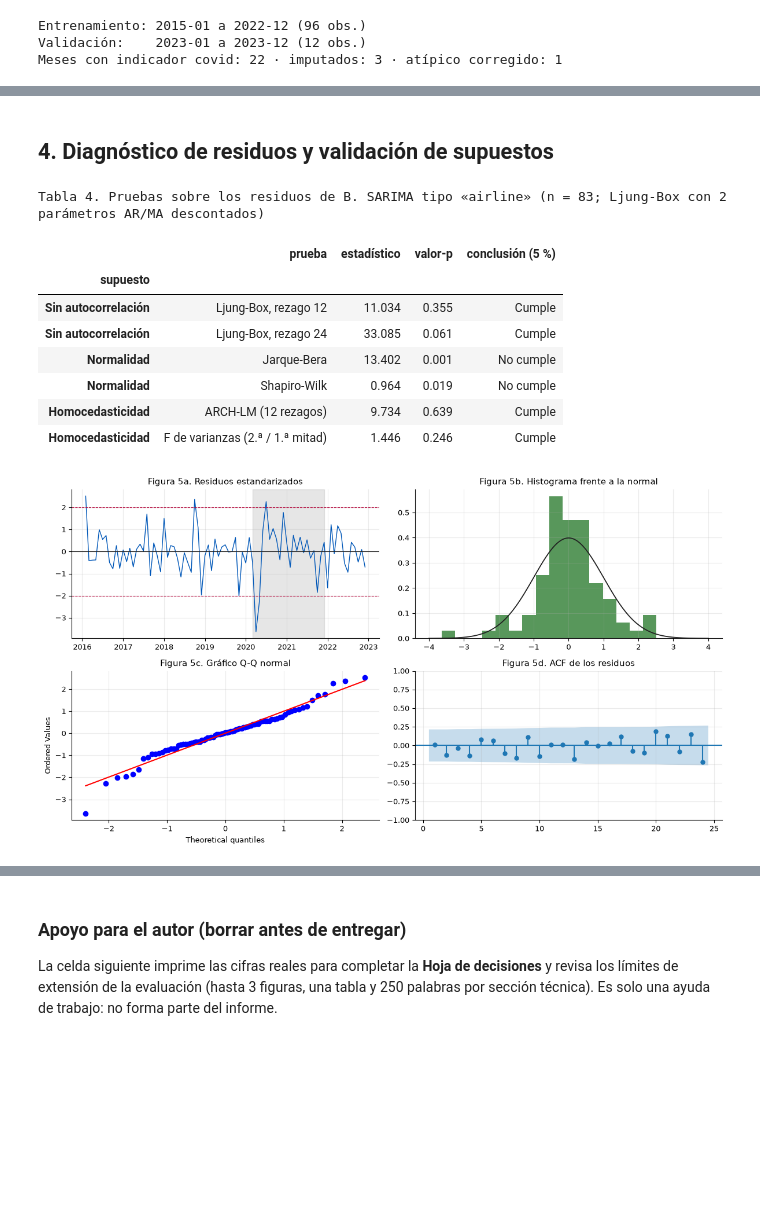
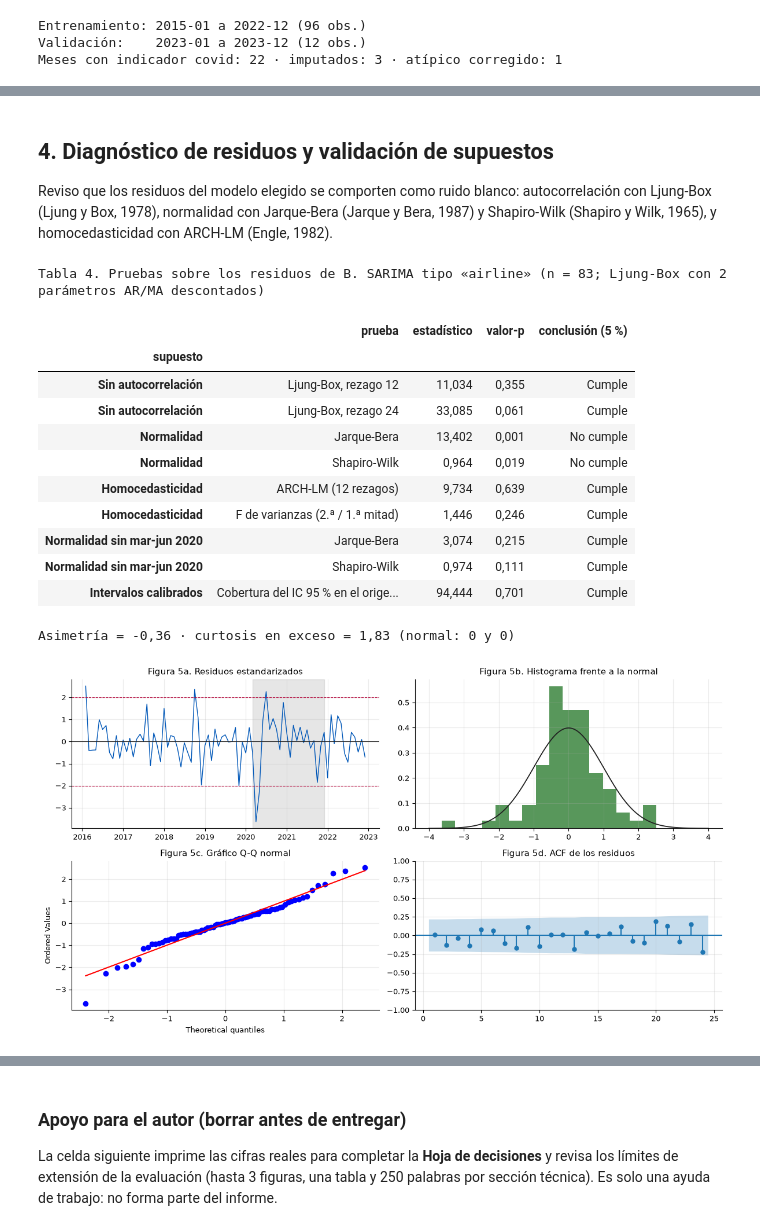
Before and after one commit to robertomoncada-blip/Magister_ciencia_datos, a Jupyter notebook: MCDI505/notebooks/mcdi505_f2rmoncada.ipynb, the cells around one changed output, grey strips where cells are left out. Drawn from its saved outputs; the diff is of its cells as text; code cells hidden in the pictures; blank space fills up the shorter version.

```diff
--- a/MCDI505/notebooks/mcdi505_f2rmoncada.ipynb
+++ b/MCDI505/notebooks/mcdi505_f2rmoncada.ipynb
@@ -51,6 +51,8 @@ tiempo = pd.Series(np.arange(len(df)) / 12.0, index=df.index, name="tiempo")   #
 ROJO, AZUL, VERDE, GRIS, NEGRO = "#b30338", "#0057b8", "#2e7d32", "#9e9e9e", "#222222"
 plt.rcParams.update({"figure.dpi": 100, "axes.grid": True, "grid.alpha": 0.25,
                      "axes.spines.top": False, "axes.spines.right": False, "font.size": 9})
+pd.set_option("display.float_format", lambda x: f"{x:.3f}".replace(".", ","))   # coma decimal en las tablas
+pd.set_option("display.max_colwidth", None)                                     # textos de tabla completos
 
 def c(x, n=2):
     """Número con coma decimal."""
@@ -381,5 +462,7 @@ interpretacion("3", texto)
 # %% [markdown]
 ## 4. Diagnóstico de residuos y validación de supuestos
+
+Reviso que los residuos del modelo elegido se comporten como ruido blanco: autocorrelación con Ljung-Box (Ljung y Box, 1978), normalidad con Jarque-Bera (Jarque y Bera, 1987) y Shapiro-Wilk (Shapiro y Wilk, 1965), y homocedasticidad con ARCH-LM (Engle, 1982).
 # %%
 # ============================================================
 # 4. Diagnóstico del modelo seleccionado: Ljung-Box (12 y 24), normalidad y ARCH-LM
@@ -399,42 +482,76 @@ v1, v2 = float(e.iloc[:mitad].var(ddof=1)), float(e.iloc[mitad:].var(ddof=1))
 F = v2 / v1
 p_F = 2 * min(stats.f.cdf(F, len(e) - mitad - 1, mitad - 1), 1 - stats.f.cdf(F, len(e) - mitad - 1, mitad - 1))
 
+# ¿De dónde viene la falta de normalidad? Forma de la distribución y pruebas sin el inicio del COVID-19 (mar-jun 2020)
+asim, curt = float(stats.skew(e)), float(stats.kurtosis(e))             # curtosis en exceso (normal = 0)
+INICIO_COVID = (e.index >= pd.Timestamp("2020-03-01")) & (e.index <= pd.Timestamp("2020-06-01"))
+jb_p_sin, sw_p_sin = float(stats.jarque_bera(e[~INICIO_COVID])[1]), float(stats.shapiro(e[~INICIO_COVID])[1])
+
+# ¿Están bien calibrados los intervalos? Cobertura empírica del IC 95 % en el origen móvil (sección 3)
+p_, d_, q_, P_, D__, Q_ = sel["spec"]
+dentro = []
+for T in ORIGENES:
+    idx_T = y[f"{T}-01":f"{T}-12"].index
+    res_T = res_sel if T == 2023 else ajustar(ly_hasta_2023[:f"{T - 1}-12"], sel["spec"])
+    ic_T = np.exp(np.asarray(res_T.get_forecast(steps=12, exog=exog_modelo(idx_T, d_, D__)).conf_int(alpha=0.05)))
+    real_T = y.loc[idx_T].to_numpy()
+    dentro += list((real_T >= ic_T[:, 0]) & (real_T <= ic_T[:, 1]))
+cobertura = 100 * float(np.mean(dentro))
+p_cob = float(stats.binomtest(int(np.sum(dentro)), len(dentro), 0.95).pvalue)   # H0: la cobertura real es 95 %
+
+# Sensibilidad: indicador adicional para el mínimo de abril a junio de 2020
+pico = pd.Series(((ly_train.index >= "2020-04-01") & (ly_train.index <= "2020-06-01")).astype(float), index=ly_train.index)
+X_pico = exog_modelo(ly_train.index, d_, D__).assign(pico=pico)
+res_pico = SARIMAX(ly_train, exog=X_pico, order=(p_, d_, q_), seasonal_order=(P_, D__, Q_, S if (P_ or D__ or Q_) else 0),
+                   trend="c" if d_ + D__ == 0 else "n").fit(disp=False, maxiter=200)
+e_pico = res_pico.resid.iloc[BURN:]
+sens_pico = {"jb_p": float(stats.jarque_bera(e_pico)[1]),
+             "lb24_p": float(acorr_ljungbox(e_pico, lags=[24], model_df=k_arma, return_df=True)["lb_pvalue"].iloc[0])}
+
 tab4 = pd.DataFrame([
     {"supuesto": "Sin autocorrelación", "prueba": "Ljung-Box, rezago 12", "estadístico": lb["lb_stat"].iloc[0], "valor-p": lb["lb_pvalue"].iloc[0]},
     {"supuesto": "Sin autocorrelación", "prueba": "Ljung-Box, rezago 24", "estadístico": lb["lb_stat"].iloc[1], "valor-p": lb["lb_pvalue"].iloc[1]},
     {"supuesto": "Normalidad", "prueba": "Jarque-Bera", "estadístico": jb_est, "valor-p": jb_p},
     {"supuesto": "Normalidad", "prueba": "Shapiro-Wilk", "estadístico": sw_est, "valor-p": sw_p},
     {"supuesto": "Homocedasticidad", "prueba": "ARCH-LM (12 rezagos)", "estadístico": arch_lm, "valor-p": arch_p},
     {"supuesto": "Homocedasticidad", "prueba": "F de varianzas (2.ª / 1.ª mitad)", "estadístico": F, "valor-p": p_F},
+    {"supuesto": "Normalidad sin mar-jun 2020", "prueba": "Jarque-Bera", "estadístico": float(stats.jarque_bera(e[~INICIO_COVID])[0]), "valor-p": jb_p_sin},
+    {"supuesto": "Normalidad sin mar-jun 2020", "prueba": "Shapiro-Wilk", "estadístico": float(stats.shapiro(e[~INICIO_COVID])[0]), "valor-p": sw_p_sin},
+    {"supuesto": "Intervalos calibrados", "prueba": f"Cobertura del IC 95 % en el origen móvil (%, {len(dentro)} meses; binomial)", "estadístico": cobertura, "valor-p": p_cob},
 ])
 tab4["conclusión (5 %)"] = np.where(tab4["valor-p"] > 0.05, "Cumple", "No cumple")
 tab4[["estadístico", "valor-p"]] = tab4[["estadístico", "valor-p"]].round(3)
 print(f"Tabla 4. Pruebas sobre los residuos de {seleccion} (n = {len(e)}; Ljung-Box con {k_arma} parámetro{'s' if k_arma != 1 else ''} AR/MA descontado{'s' if k_arma != 1 else ''})")
 display(tab4.set_index("supuesto"))
+print(f"Asimetría = {c(asim)} · curtosis en exceso = {c(curt)} (normal: 0 y 0)")
 
 # ---- Figura 5: residuos, histograma, Q-Q y ACF ----
 fig, axes = plt.subplots(2, 2, figsize=(12, 6.6))
 axes[0, 0].plot(z, color=AZUL, lw=1.0); axes[0, 0].axhline(0, color=NEGRO, lw=0.8)
 for lim in (-2, 2):
     axes[0, 0].axhline(lim, color=ROJO, ls="--", lw=0.8)
 axes[0, 0].axvspan(pd.Timestamp("2020-03-01"), pd.Timestamp("2021-12-01"), color=GRIS, alpha=0.25)
 axes[0, 0].set_title("Figura 5a. Residuos estandarizados")
 axes[0, 1].hist(z, bins=16, density=True, color=VERDE, alpha=0.8)
 xs = np.linspace(-4, 4, 200); axes[0, 1].plot(xs, stats.norm.pdf(xs), color=NEGRO, lw=1.3)
 axes[0, 1].set_title("Figura 5b. Histograma frente a la normal")
 stats.probplot(z, dist="norm", plot=axes[1, 0]); axes[1, 0].set_title("Figura 5c. Gráfico Q-Q normal")
 plot_acf(e, lags=24, ax=axes[1, 1], zero=False, title="Figura 5d. ACF de los residuos")
 plt.tight_layout(); plt.show()
 # %% [output]
 Tabla 4. Pruebas sobre los residuos de B. SARIMA tipo «airline» (n = 83; Ljung-Box con 2 parámetros AR/MA descontados)
 |  | prueba | estadístico | valor-p | conclusión (5 %) |
 | supuesto |  |  |  |  |
-| Sin autocorrelación | Ljung-Box, rezago 12 | 11.034 | 0.355 | Cumple |
-| Sin autocorrelación | Ljung-Box, rezago 24 | 33.085 | 0.061 | Cumple |
-| Normalidad | Jarque-Bera | 13.402 | 0.001 | No cumple |
-| Normalidad | Shapiro-Wilk | 0.964 | 0.019 | No cumple |
-| Homocedasticidad | ARCH-LM (12 rezagos) | 9.734 | 0.639 | Cumple |
-| Homocedasticidad | F de varianzas (2.ª / 1.ª mitad) | 1.446 | 0.246 | Cumple |
+| Sin autocorrelación | Ljung-Box, rezago 12 | 11,034 | 0,355 | Cumple |
+| Sin autocorrelación | Ljung-Box, rezago 24 | 33,085 | 0,061 | Cumple |
+| Normalidad | Jarque-Bera | 13,402 | 0,001 | No cumple |
+| Normalidad | Shapiro-Wilk | 0,964 | 0,019 | No cumple |
+| Homocedasticidad | ARCH-LM (12 rezagos) | 9,734 | 0,639 | Cumple |
+| Homocedasticidad | F de varianzas (2.ª / 1.ª mitad) | 1,446 | 0,246 | Cumple |
+| Normalidad sin mar-jun 2020 | Jarque-Bera | 3,074 | 0,215 | Cumple |
+| Normalidad sin mar-jun 2020 | Shapiro-Wilk | 0,974 | 0,111 | Cumple |
+| Intervalos calibrados | Cobertura del IC 95 % en el orige... | 94,444 | 0,701 | Cumple |
+Asimetría = -0,36 · curtosis en exceso = 1,83 (normal: 0 y 0)
 [figure]
 # %%
 # Interpretación de la sección 4 (borrador)
```
Also changed, not shown: parts of 15 cells of this notebook, 1 other file.
